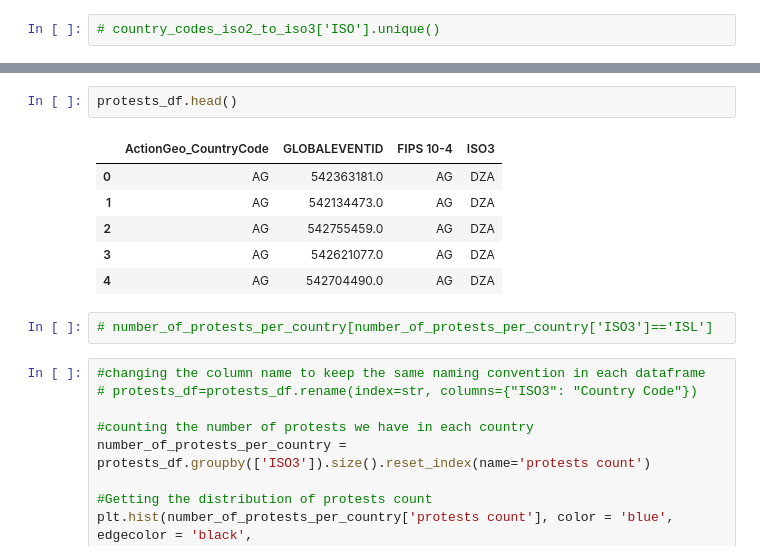
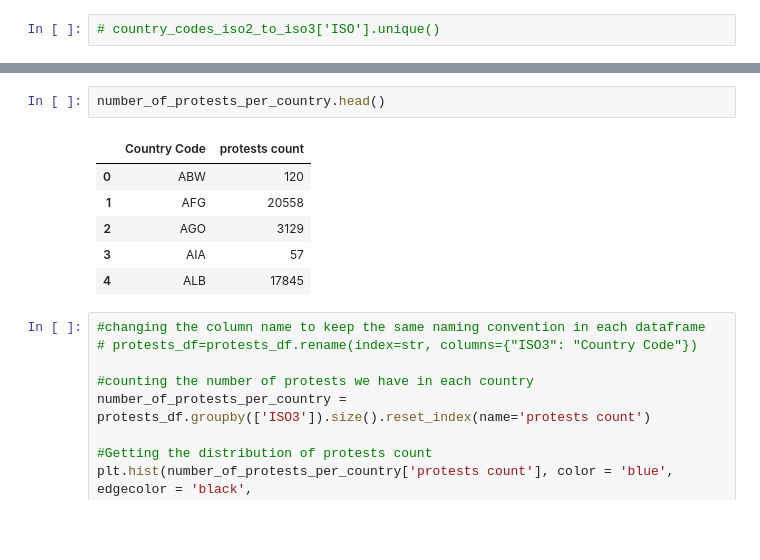
Before and after one commit to Apiquet/ADA_Project, a Jupyter notebook: tim.ipynb, the cells around one changed output, grey strips where cells are left out. Saved outputs shown, nothing was run; the diff lists cells and outputs as text; blank space fills up the shorter version.

```diff
--- a/tim.ipynb
+++ b/tim.ipynb
@@ -425,14 +341,12 @@ protests_df=pd.merge(protests_df, country_codes_fips104_to_iso3, how='right', le
 # %%
-protests_df.head()
+number_of_protests_per_country.head()
 # %% [output]
-|  | ActionGeo_CountryCode | GLOBALEVENTID | FIPS 10-4 | ISO3 |
-| 0 | AG | 542363181.0 | AG | DZA |
-| 1 | AG | 542134473.0 | AG | DZA |
-| 2 | AG | 542755459.0 | AG | DZA |
-| 3 | AG | 542621077.0 | AG | DZA |
-| 4 | AG | 542704490.0 | AG | DZA |
+|  | Country Code | protests count |
+| 0 | ABW | 120 |
+| 1 | AFG | 20558 |
+| 2 | AGO | 3129 |
+| 3 | AIA | 57 |
+| 4 | ALB | 17845 |
-# %%
-# number_of_protests_per_country[number_of_protests_per_country['ISO3']=='ISL']
 # %%
 #changing the column name to keep the same naming convention in each dataframe
 # protests_df=protests_df.rename(index=str, columns={"ISO3": "Country Code"})
```
Also changed, not shown: parts of 52 cells of this notebook, 1 other file.
